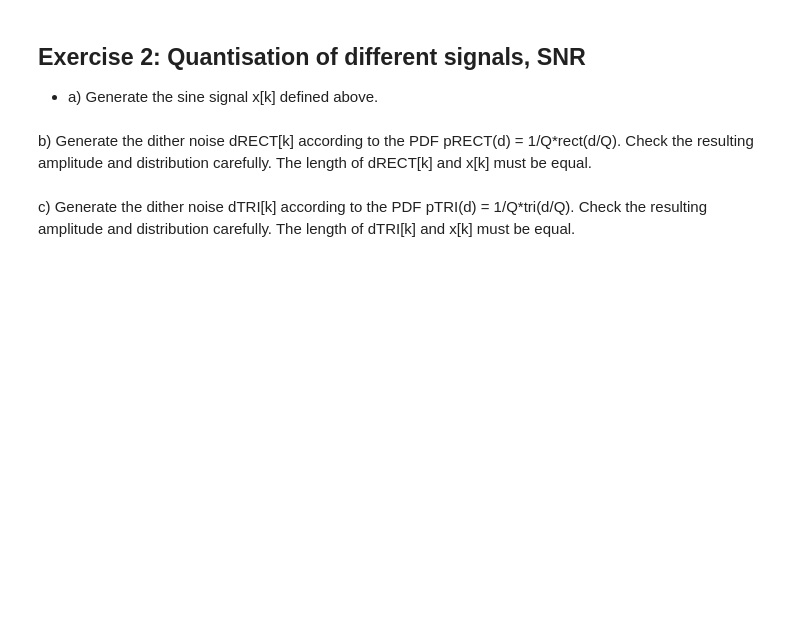
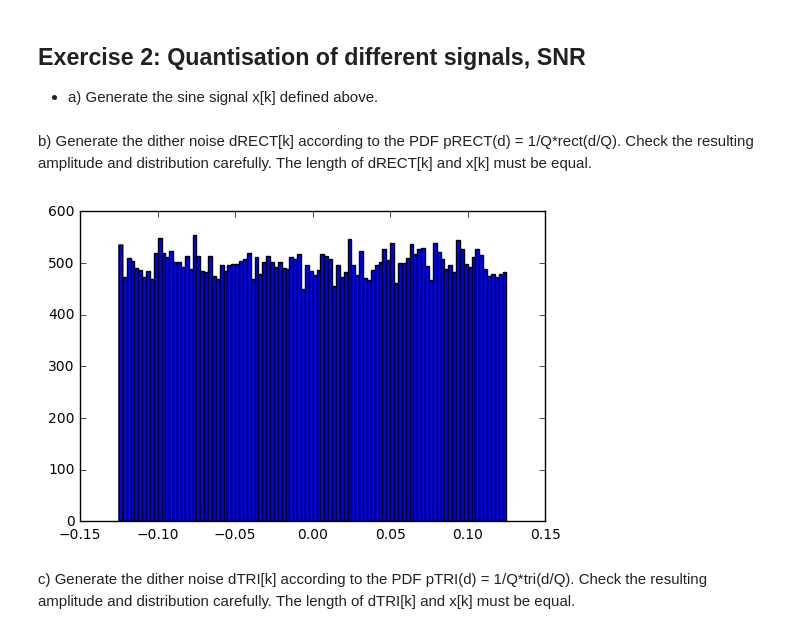
Before and after one commit to JakobHeller/DigitalSignalProcessing, a Jupyter notebook: Lab3.ipynb, the cells around one changed output. Saved outputs shown, nothing was run; the diff lists cells and outputs as text; code cells hidden in the pictures; blank space fills up the shorter version.

```diff
--- a/Lab3.ipynb
+++ b/Lab3.ipynb
@@ -220,12 +221,21 @@ plt.xlabel('number of bits')
 # %%
 fsin = 960
 fs = 48000
+N = 50000
+k = np.arange(N)
 Q = 1/4
-x = Q*np.sin(2*np.pi*fsin*k/fs)
+A = Q
+x = A*np.sin(2*np.pi*fsin*k/fs)
 # %% [markdown]
 b) Generate the dither noise dRECT[k] according to the PDF pRECT(d) = 1/Q*rect(d/Q). Check the resulting amplitude and distribution carefully. The length of dRECT[k] and x[k] must be equal.
 # %%
+
 dRect = np.random.uniform(-Q/2,Q/2,N)
+#plt.plot(dRect)
+bins = np.linspace(-Q/2,Q/2,101)
+plt.hist(dRect,bins);
+# %% [output]
+[figure, added]
 # %% [markdown]
 c) Generate the dither noise dTRI[k] according to the PDF pTRI(d) = 1/Q*tri(d/Q). Check the resulting amplitude and distribution carefully. The length of dTRI[k] and x[k] must be equal.
 # %%
```
Also changed, not shown: parts of 17 cells of this notebook.
